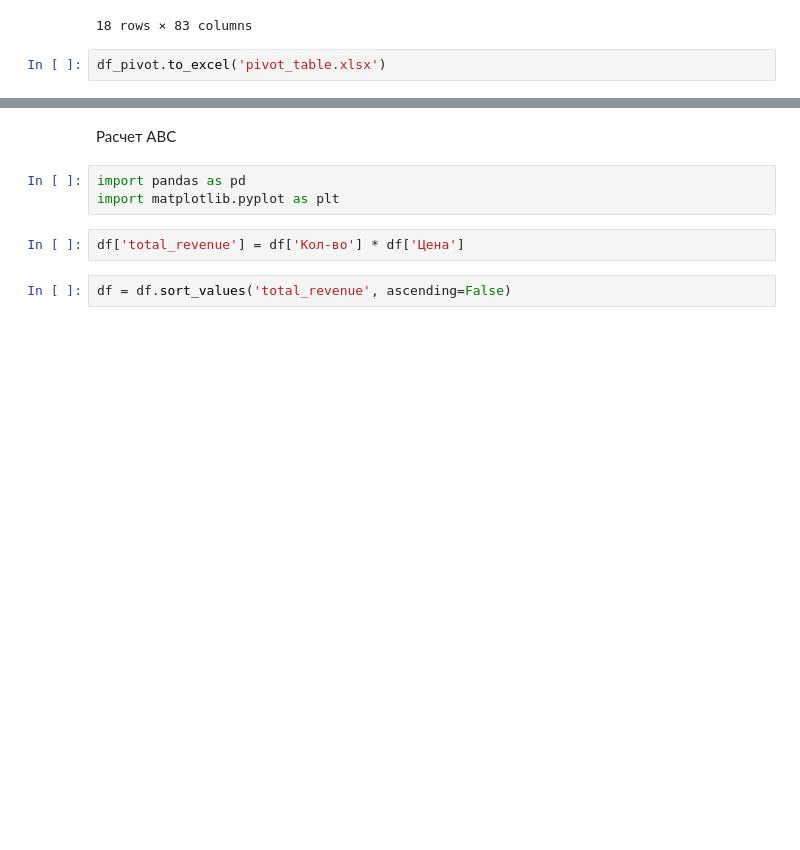
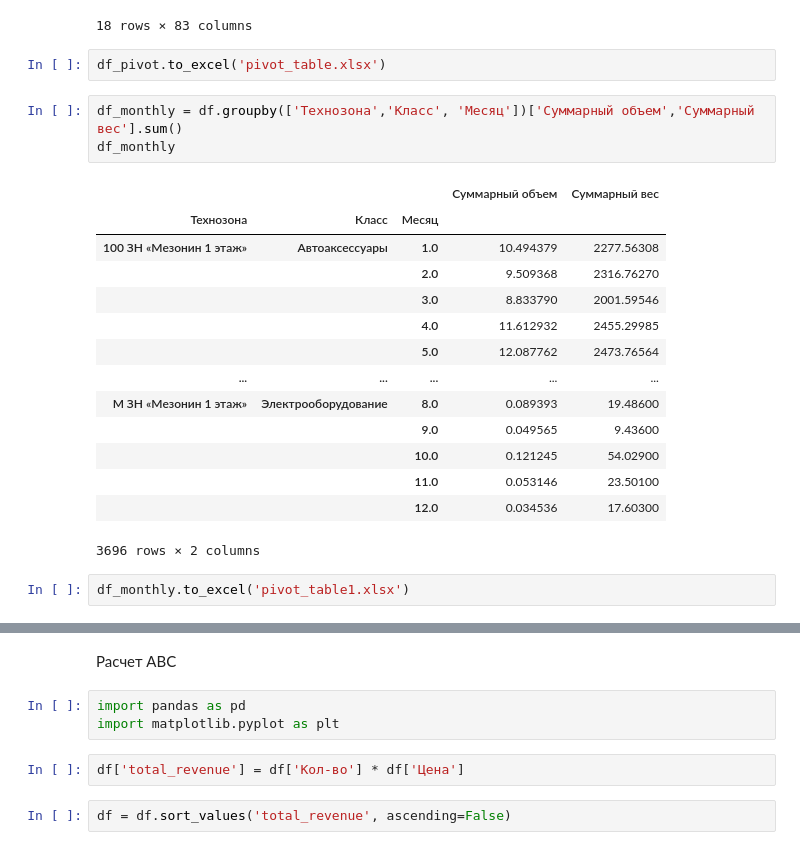
Before and after one commit to alexeychambrovich/-, a Jupyter notebook: Анализ номенклатуры_2.ipynb, the cells around one changed output, grey strips where cells are left out. Saved outputs shown, nothing was run; the diff lists cells and outputs as text; blank space fills up the shorter version.

```diff
--- a/Анализ номенклатуры_2.ipynb
+++ b/Анализ номенклатуры_2.ipynb
@@ -58,4 +58,24 @@ df_pivot
 18 rows × 83 columns
 # %%
 df_pivot.to_excel('pivot_table.xlsx')
+# %%
+df_monthly = df.groupby(['Технозона','Класс', 'Месяц'])['Суммарный объем','Суммарный вес'].sum()
+df_monthly
+# %% [output]
+|  |  |  | Суммарный объем | Суммарный вес |
+| Технозона | Класс | Месяц |  |  |
+| 100 ЗН «Мезонин 1 этаж» | Автоаксессуары | 1.0 | 10.494379 | 2277.56308 |
+|  |  | 2.0 | 9.509368 | 2316.76270 |
+|  |  | 3.0 | 8.833790 | 2001.59546 |
+|  |  | 4.0 | 11.612932 | 2455.29985 |
+|  |  | 5.0 | 12.087762 | 2473.76564 |
+| ... | ... | ... | ... | ... |
+| М ЗН «Мезонин 1 этаж» | Электрооборудование | 8.0 | 0.089393 | 19.48600 |
+|  |  | 9.0 | 0.049565 | 9.43600 |
+|  |  | 10.0 | 0.121245 | 54.02900 |
+|  |  | 11.0 | 0.053146 | 23.50100 |
+|  |  | 12.0 | 0.034536 | 17.60300 |
+3696 rows × 2 columns
+# %%
+df_monthly.to_excel('pivot_table1.xlsx')
 # %%
```
Also changed, not shown: parts of 3 cells of this notebook.
